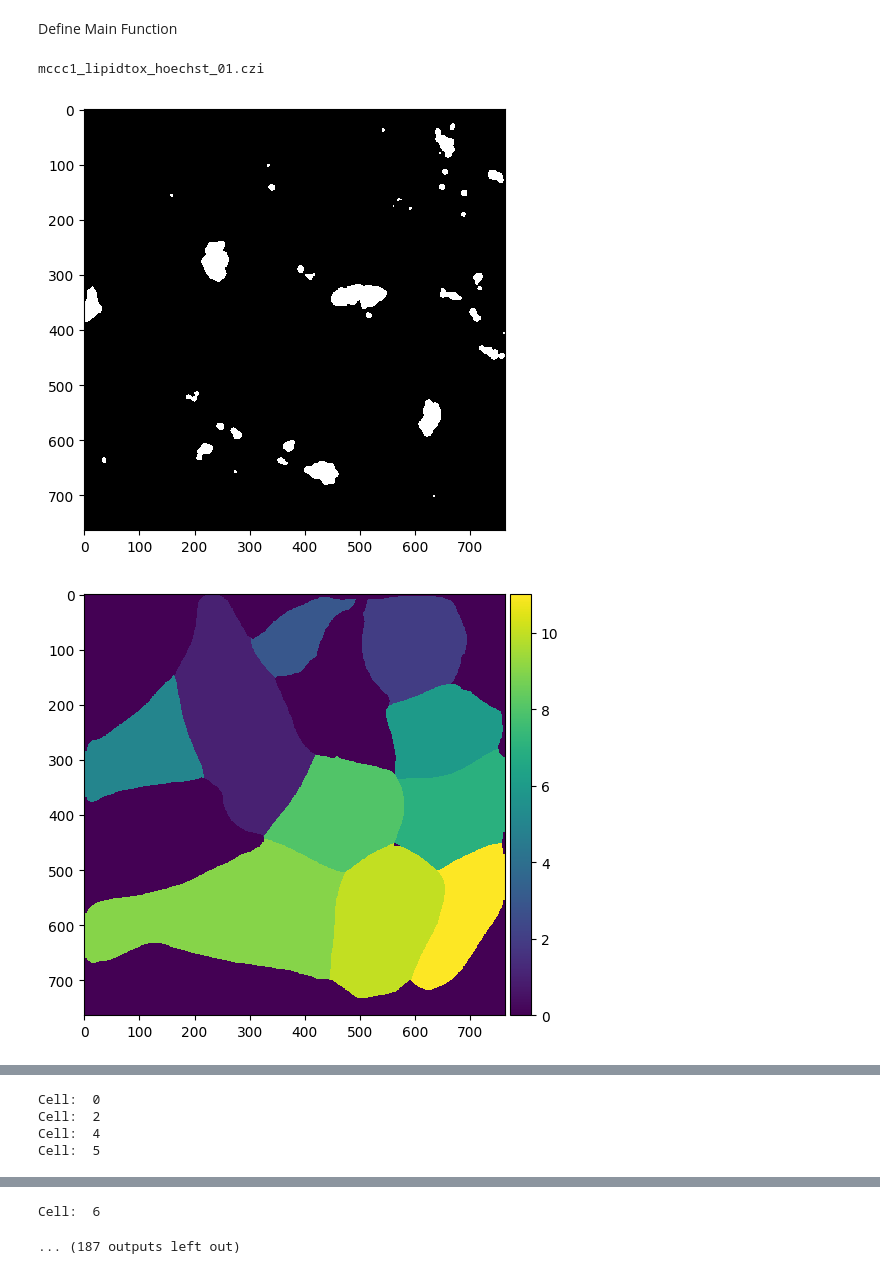
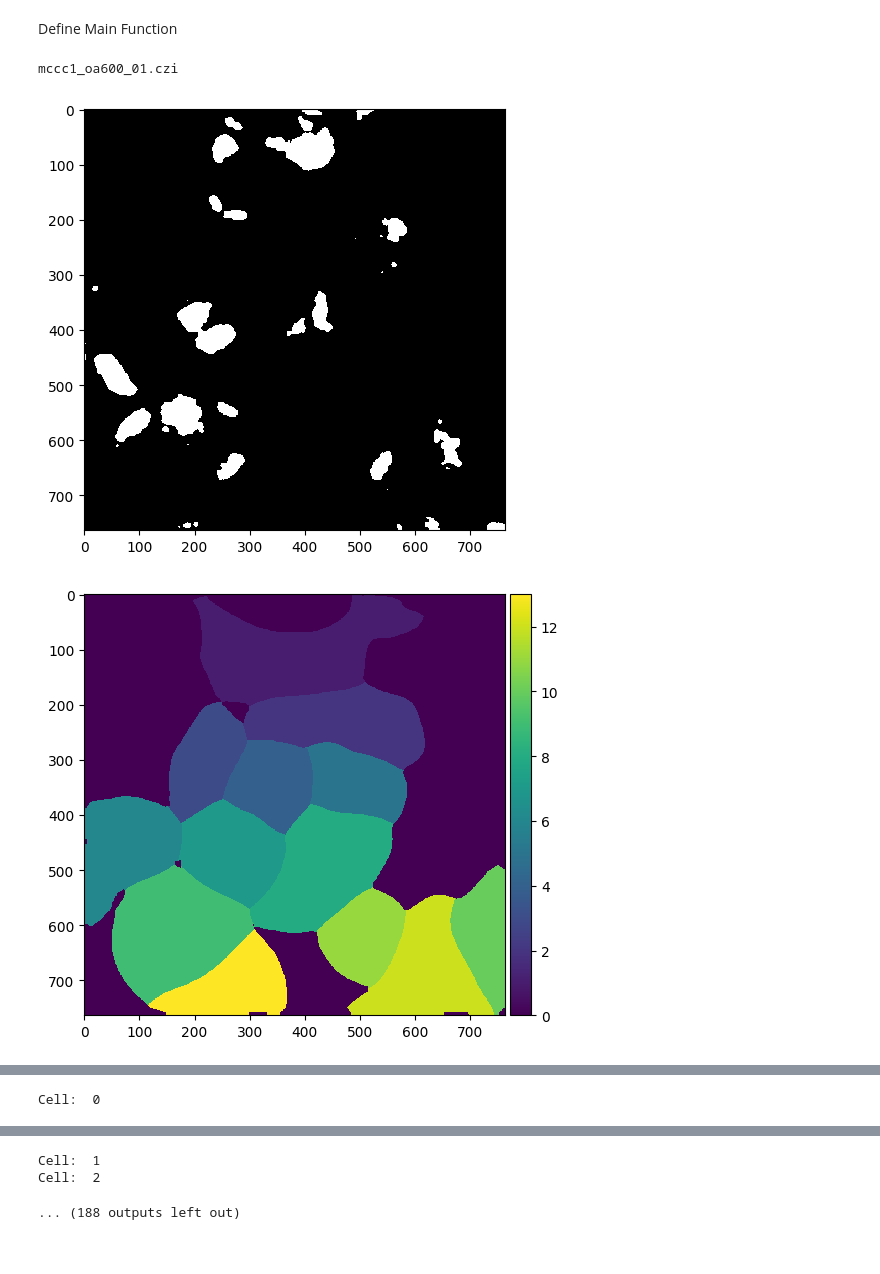
Before and after one commit to yiminghuang47/kara-lab, a Jupyter notebook: oa_ch_live_cells/lipids_analysis_OA_CH_live_cells.ipynb, the cells around one changed output, grey strips where cells are left out. Cells and saved outputs as stored; diff of their text form; code cells hidden in the pictures.

```diff
--- a/oa_ch_live_cells/lipids_analysis_OA_CH_live_cells.ipynb
+++ b/oa_ch_live_cells/lipids_analysis_OA_CH_live_cells.ipynb
@@ -188,7 +188,7 @@ def analyze_image(image_path, basename):
             continue
         mask = labeled_cells == cell.label
         applied_mask = gaussian(green_channel) * mask
-        threshold = 0.45
+        threshold = 0.35
         inclusions = applied_mask > threshold
         print('Cell: ', i)
 
@@ -237,32 +237,32 @@ Define Main Function
 # %%
 all_data = []
 # folder_path = r'101824_mccc1stk39_lipidtox_live'
-folder_path = '100324_mccc1_stk39_lipidtox_live'
+folder_path = '092624_mccc1_stk39_lipidtox_live_OA'
 for well_image in os.listdir(folder_path):
     print(well_image)
 
     if well_image.lower().endswith(".czi"):  # Filter for CZI files
         well_image_path = os.path.join(folder_path, well_image)
         well_image_base_name = os.path.basename(well_image)[:-4]
         try:
             df = analyze_image(well_image_path, well_image_base_name)
             all_data.append(df)
             print("analyzation complete")
         except:
             print("error")
             continue
 
 
 
 combined_df = pd.concat(all_data, ignore_index=True)
 
 # Save the combined DataFrame to a single CSV
-combined_csv_path = os.path.join(f"OA_CH_Live_Cells_{folder_path[:6]}.xlsx")
+combined_csv_path = os.path.join(f"OA_CH_Live_Cells_{folder_path[:6]}_OA.xlsx")
 combined_df.to_excel(combined_csv_path, index=False)
 # %% [output]
-mccc1_lipidtox_hoechst_01.czi
+mccc1_oa600_01.czi
-[figure, old version]
+[figure, new version]
-[figure, old version]
+[figure, new version]
 Cell:  0
 Cell:  1
 Cell:  2
@@ -294,4 +303 @@ mccc1_lipidtox_hoechst_03.czi
 Cell:  0
-Cell:  2
-Cell:  4
-Cell:  5
@@ -299,2 +305,3 @@ Cell:  5
-Cell:  6
+Cell:  1
+Cell:  2
-... (187 outputs left out)
+... (188 outputs left out)
```
Also changed, not shown: parts of 1 cell of this notebook, 1 other file.
